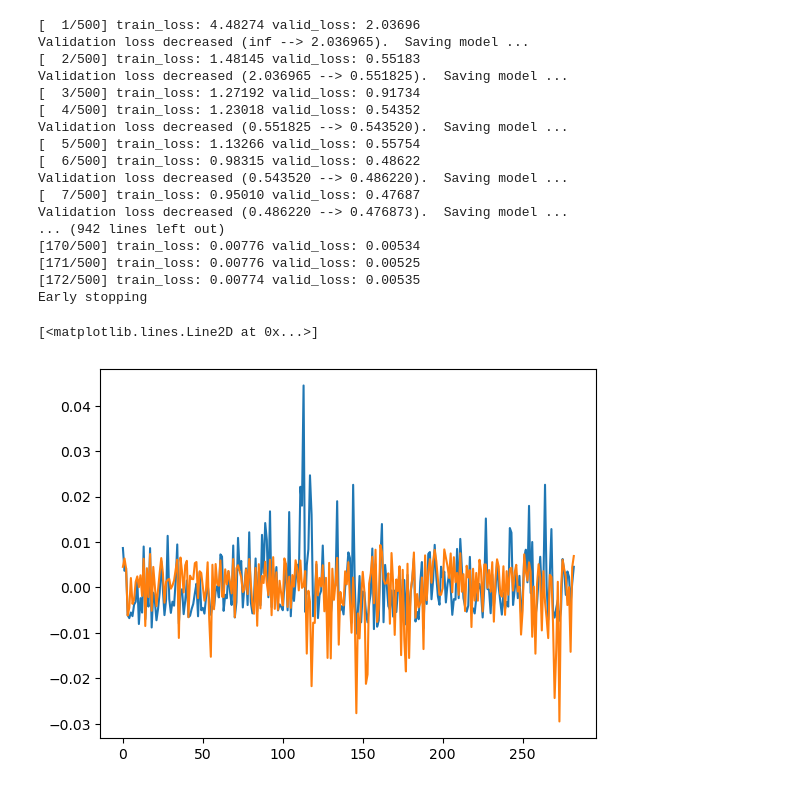
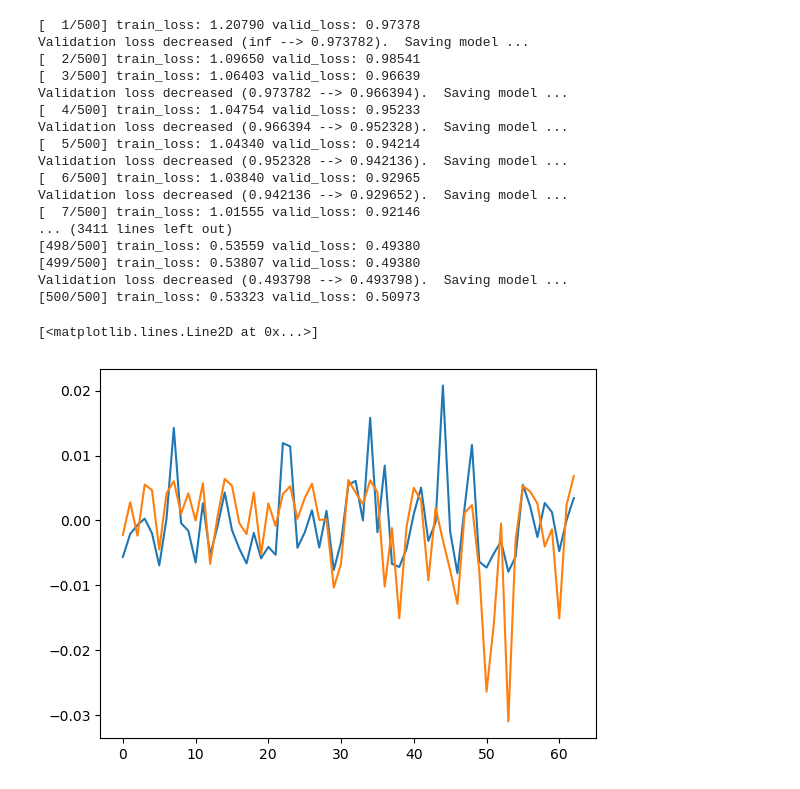
Before and after one commit to binomial-dimension/LosingMoney, a Jupyter notebook: analysis/2019_transformer.ipynb, the cells around one changed output. Saved outputs shown, nothing was run; the diff lists cells and outputs as text; code cells hidden in the pictures.

Commit message:
learn from res and update demo RL strategy
update better learning from res and new data and  strategy

```diff
--- a/analysis/2019_transformer.ipynb
+++ b/analysis/2019_transformer.ipynb
@@ -234,12 +234,14 @@ def train_and_get(name):
 
     global criterion
     criterion = nn.MSELoss()
-    lr = 0.0001  # learning rate
+    lr = 0.02  # learning rate
     #optimizer = torch.optim.SGD(model.parameters(), lr=lr)
     global optimizer
     optimizer = torch.optim.AdamW(model.parameters(), lr=lr)
+    optimizer = torch.optim.SGD(model.parameters(), lr=lr)
     global scheduler
-    scheduler = torch.optim.lr_scheduler.StepLR(optimizer, 1.0, gamma=0.985)
+    scheduler = torch.optim.lr_scheduler.StepLR(optimizer, 1.0, gamma=0.99)
+    scheduler = torch.optim.lr_scheduler.ReduceLROnPlateau(optimizer, 'min', patience=10, verbose=True,factor=0.7)
 
     best_val_loss = float("inf")
     global epochs
@@ -286,7 +288,7 @@ def train_and_get(name):
         train_losses = []
         valid_losses = []
 
-        scheduler.step()
+        scheduler.step(val_loss)
 
         early_stopping(valid_loss, model)
         if early_stopping.early_stop:
@@ -313,30 +315,46 @@ def train_and_get(name):
 
 
     return get_predict(model, val_data)
+
+def get_truth(name):
+    train_data, val_data, scaler = get_data(name)
+    data_source = val_data
+    test_result = torch.Tensor(0)
+    truth = torch.Tensor(0)
+    with torch.no_grad():
+        for i in range(0, len(data_source) - 1):
+            data, target = get_batch(data_source, i, 1)
+            truth = torch.cat((truth, target[-1].view(-1).cpu()), 0)
+
+    return scaler.inverse_transform(truth.view(-1, 1))
 # %%
 result = dict()
-for i in ['low_rate','high_rate','close','open','high','low']:
+col = ['d_close','d_open','d_high','d_low','low_rate','high_rate']
+for i in col:
     predict,truth = train_and_get(i)
     result.update({i:predict})
     result.update({i+'_truth':truth})
+
+for i in ['open','close','high','low']:
+    result.update({i+'_truth':get_truth(i)})
 # %% [output]
-[  1/500] train_loss: 4.48274 valid_loss: 2.03696
-Validation loss decreased (inf --> 2.036965).  Saving model ...
-[  2/500] train_loss: 1.48145 valid_loss: 0.55183
-Validation loss decreased (2.036965 --> 0.551825).  Saving model ...
-[  3/500] train_loss: 1.27192 valid_loss: 0.91734
-[  4/500] train_loss: 1.23018 valid_loss: 0.54352
-Validation loss decreased (0.551825 --> 0.543520).  Saving model ...
-[  5/500] train_loss: 1.13266 valid_loss: 0.55754
-[  6/500] train_loss: 0.98315 valid_loss: 0.48622
-Validation loss decreased (0.543520 --> 0.486220).  Saving model ...
-[  7/500] train_loss: 0.95010 valid_loss: 0.47687
-Validation loss decreased (0.486220 --> 0.476873).  Saving model ...
-... (942 lines left out)
-[170/500] train_loss: 0.00776 valid_loss: 0.00534
-[171/500] train_loss: 0.00776 valid_loss: 0.00525
-[172/500] train_loss: 0.00774 valid_loss: 0.00535
-Early stopping
+[  1/500] train_loss: 1.20790 valid_loss: 0.97378
+Validation loss decreased (inf --> 0.973782).  Saving model ...
+[  2/500] train_loss: 1.09650 valid_loss: 0.98541
+[  3/500] train_loss: 1.06403 valid_loss: 0.96639
+Validation loss decreased (0.973782 --> 0.966394).  Saving model ...
+[  4/500] train_loss: 1.04754 valid_loss: 0.95233
+Validation loss decreased (0.966394 --> 0.952328).  Saving model ...
+[  5/500] train_loss: 1.04340 valid_loss: 0.94214
+Validation loss decreased (0.952328 --> 0.942136).  Saving model ...
+[  6/500] train_loss: 1.03840 valid_loss: 0.92965
+Validation loss decreased (0.942136 --> 0.929652).  Saving model ...
+[  7/500] train_loss: 1.01555 valid_loss: 0.92146
+... (3411 lines left out)
+[498/500] train_loss: 0.53559 valid_loss: 0.49380
+[499/500] train_loss: 0.53807 valid_loss: 0.49380
+Validation loss decreased (0.493798 --> 0.493798).  Saving model ...
+[500/500] train_loss: 0.53323 valid_loss: 0.50973
 # %%
 for i in result.keys():
     result[i] = result[i].reshape(-1)
@@ -344,10 +362,10 @@ output = pd.DataFrame(result)
 # %%
 output['low_error'] = output['low_rate'] - output['low_rate_truth']
 output['high_error'] = output['high_rate'] - output['high_rate_truth']
-pyplot.plot(output['low_error']/output['low_rate_truth'])
-pyplot.plot(output['high_error']/output['high_rate_truth'])
+plt.plot(output['low_error'])
+plt.plot(output['high_error'])
 # %% [output]
 [<matplotlib.lines.Line2D at 0x...>]
-[figure, old version]
+[figure, new version]
 # %%
 output.to_csv('result1.csv',index=False)
```
Also changed, not shown: parts of 1 cell of this notebook, 7 other files.
